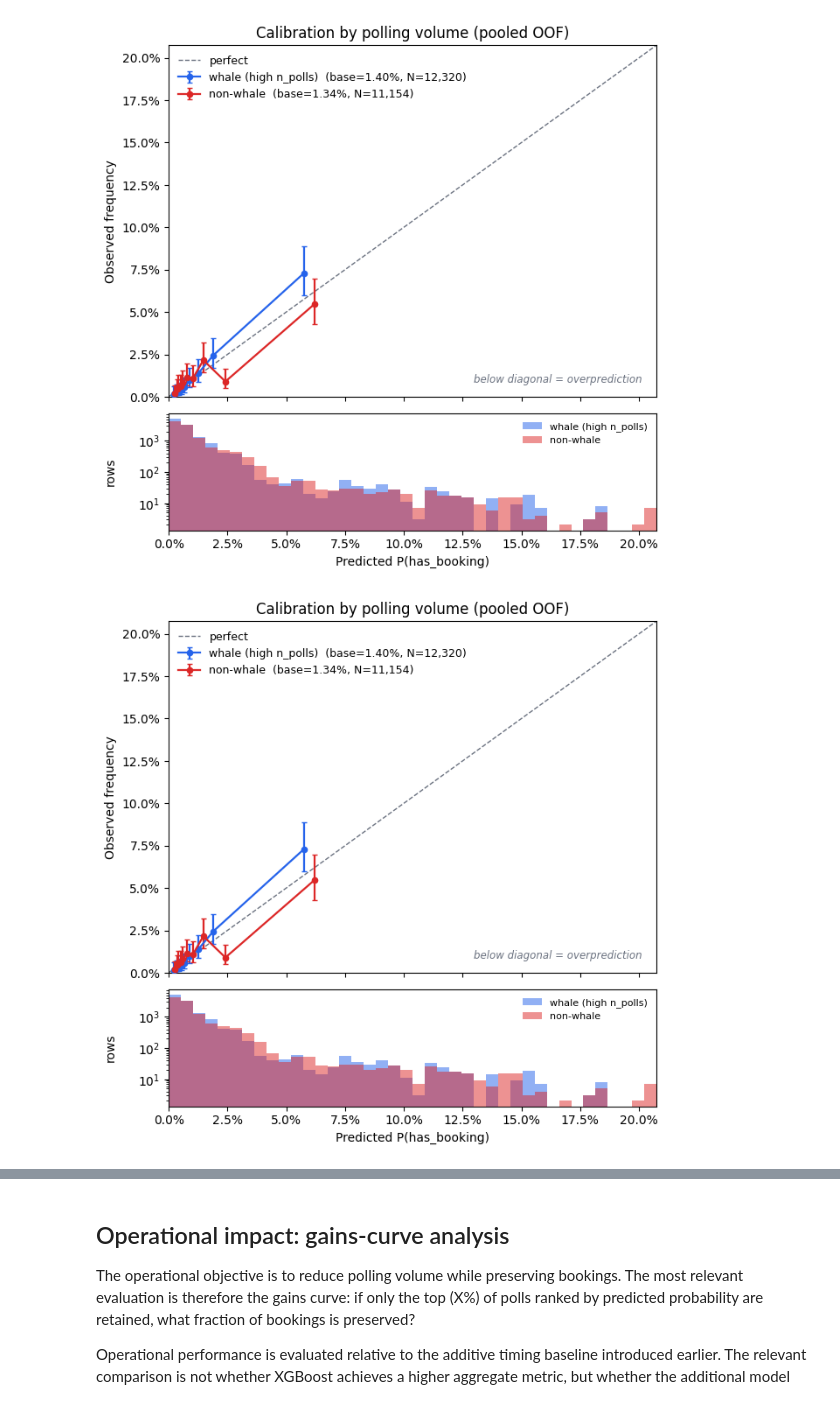
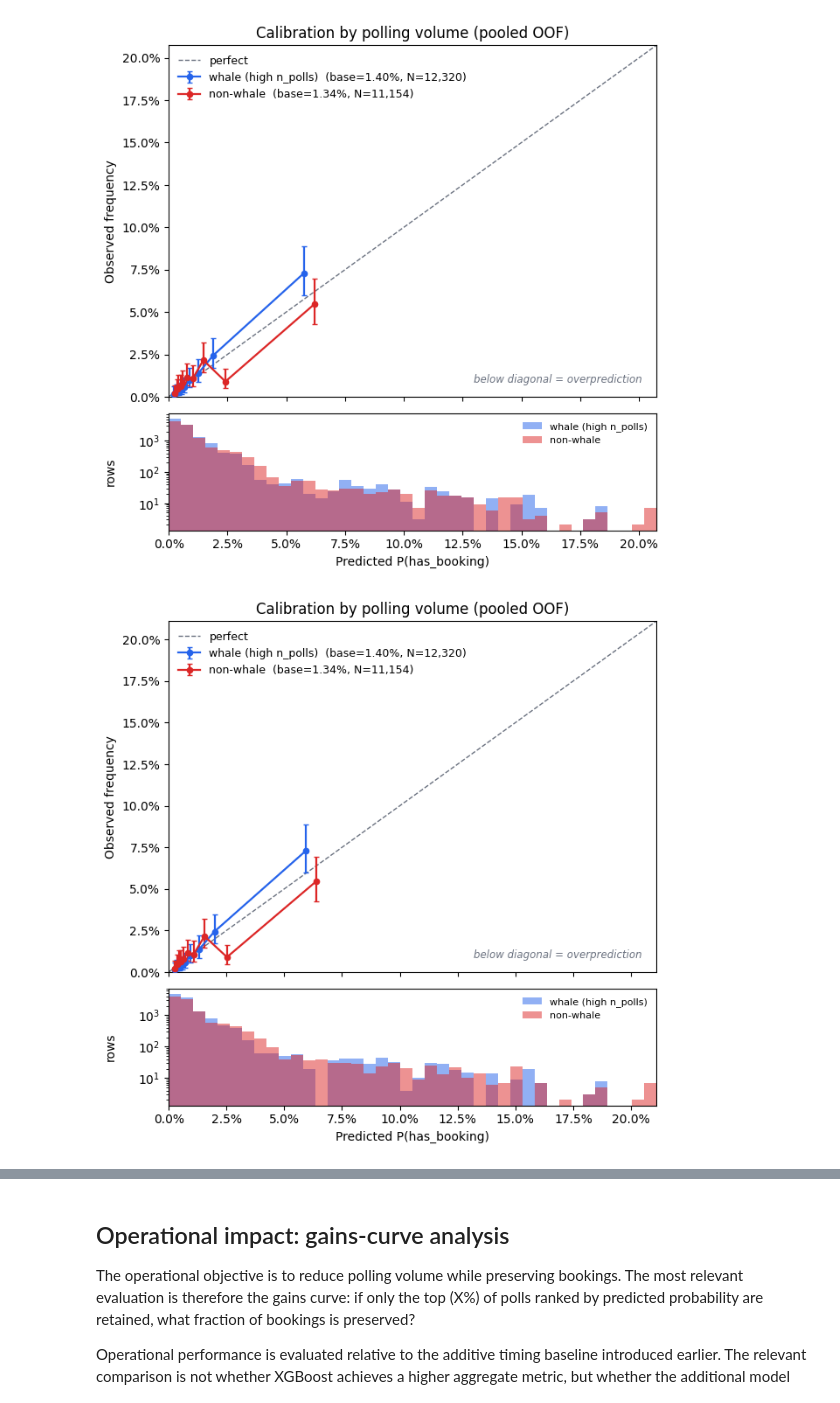
Before and after one commit to jun000111/cdc_ml, a Jupyter notebook: reports/4.01-report.ipynb, the cells around one changed output, grey strips where cells are left out. Saved outputs shown, nothing was run; the diff lists cells and outputs as text; code cells hidden in the pictures.

```diff
--- a/reports/4.01-report.ipynb
+++ b/reports/4.01-report.ipynb
@@ -554,4 +554,10 @@ model = joblib.load(BOOKING_MODEL)
 print(model.feature_names)
 # %% [output]
 ['polling_hour', 'polling_dow', 'pref_unique_timeslot', 'class_type', 'is_one_team']
+# %%
+oof_dev_df = pd.read_parquet(DEV_OOF_METRICS)
+train_p_oof = oof_dev_df["p_oof"]
+train_p_cal_oof = oof_dev_df["cal_oof"]
+
+test_p_cal = model.predict_proba(df_test)
 # %%
@@ -612,7 +616,6 @@ fig = plot_calibration_by_volume(df_train,p_oof);
 # %% [output]
 [figure]
 # %%
-cal_oof = oof_dev_df["cal_oof"]
-fig = plot_calibration_by_volume(df_train,p_oof);
+fig = plot_calibration_by_volume(df_train,train_p_cal_oof);
 # %% [output]
-[figure, old version]
+[figure, new version]
```
Also changed, not shown: parts of 16 cells of this notebook, 16 other files.
